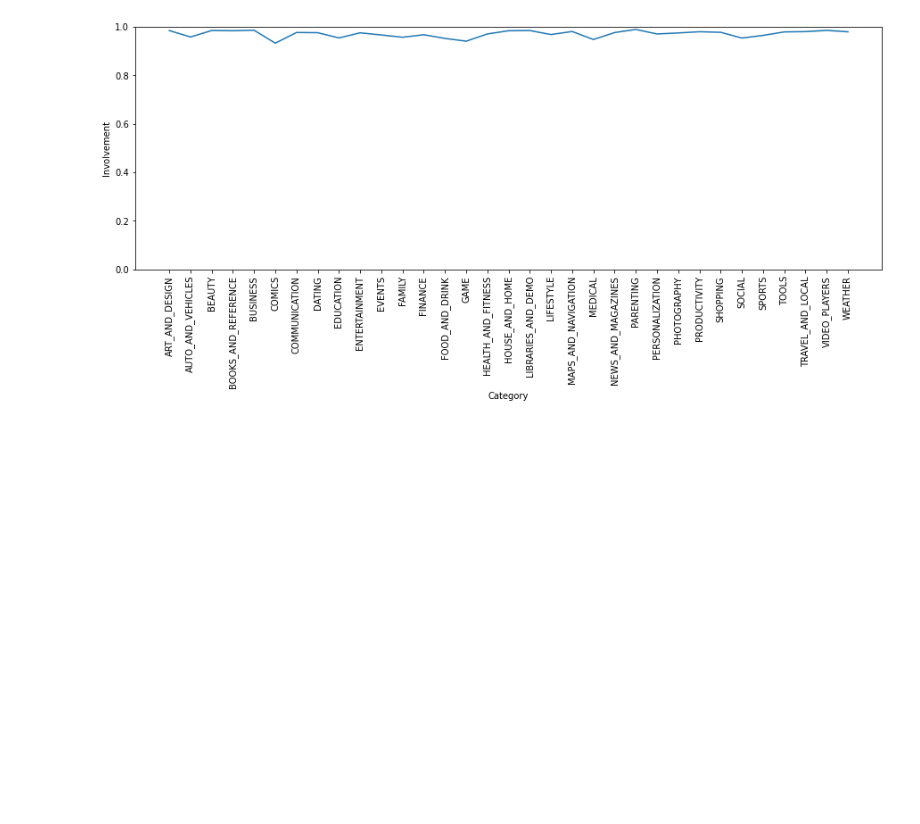
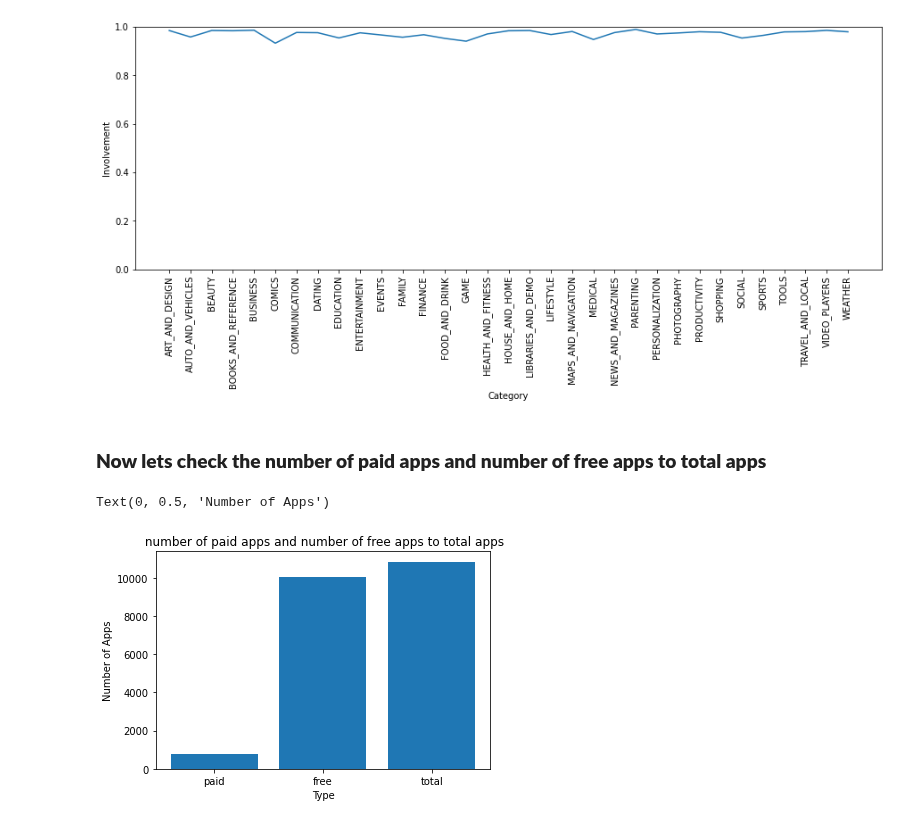
Before and after one commit to Preetirai-tech/Play-Store-App-Review-Analysis, a Jupyter notebook: Play_Store_App_Review_Analysis_Capstone_Project.ipynb, the cells around one changed output. Cells and saved outputs as stored; diff of their text form; code cells hidden in the pictures; blank space fills up the shorter version.

```diff
--- a/Play_Store_App_Review_Analysis_Capstone_Project.ipynb
+++ b/Play_Store_App_Review_Analysis_Capstone_Project.ipynb
@@ -411,3 +411,5 @@ plt.ylabel('Involvement')
 plt.show()
 # %% [output]
 [figure]
+# %% [markdown]
+### **Now lets check the number of paid apps and number of free apps to total apps**
@@ -413,0 +420,25 @@ plt.show()
+# %%
+paid_list=[]
+free_list = []
+total_list = [i for i in play_df['App']]
+for i in range(len(play_df['Type'])):
+  if play_df['Type'][i]=='Paid':
+    paid_list.append(play_df['App'][i])
+  if play_df['Type'][i]=='Free':
+    free_list.append(play_df['App'][i])
+  else:
+    continue
+
+p = len(paid_list)
+q = len(free_list)
+r = len(total_list)
+
+name = ('paid','free','total')
+values = (p,q,r)
+plt.bar(name,values)
+plt.title(' number of paid apps and number of free apps to total apps')
+plt.xlabel('Type')
+plt.ylabel('Number of Apps')
+# %% [output]
+Text(0, 0.5, 'Number of Apps')
+[figure, added]
```
Also changed, not shown: parts of 1 cell of this notebook.
